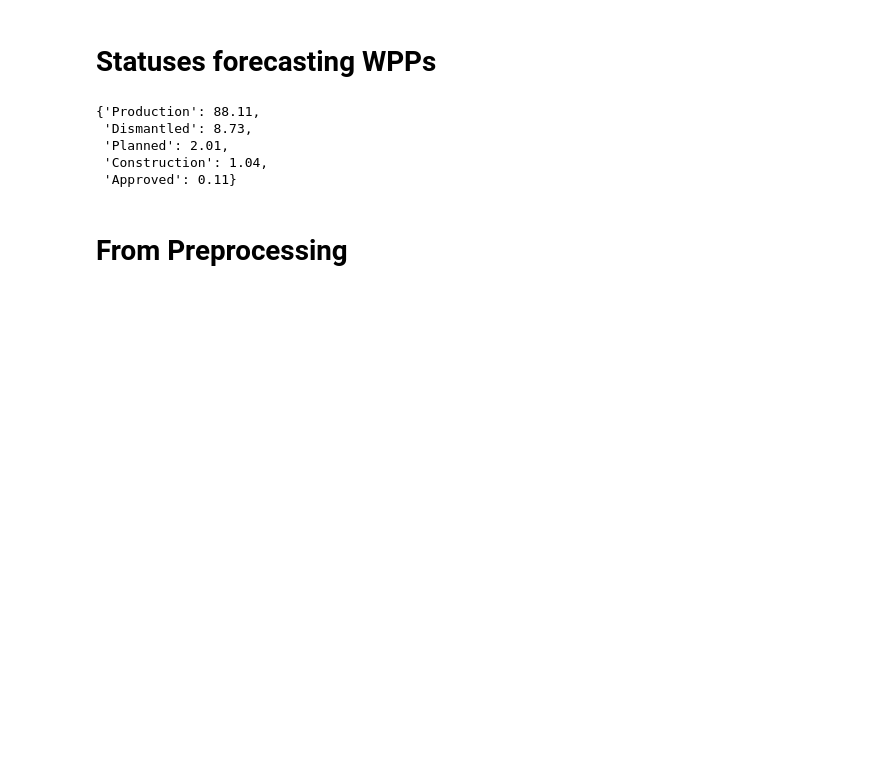
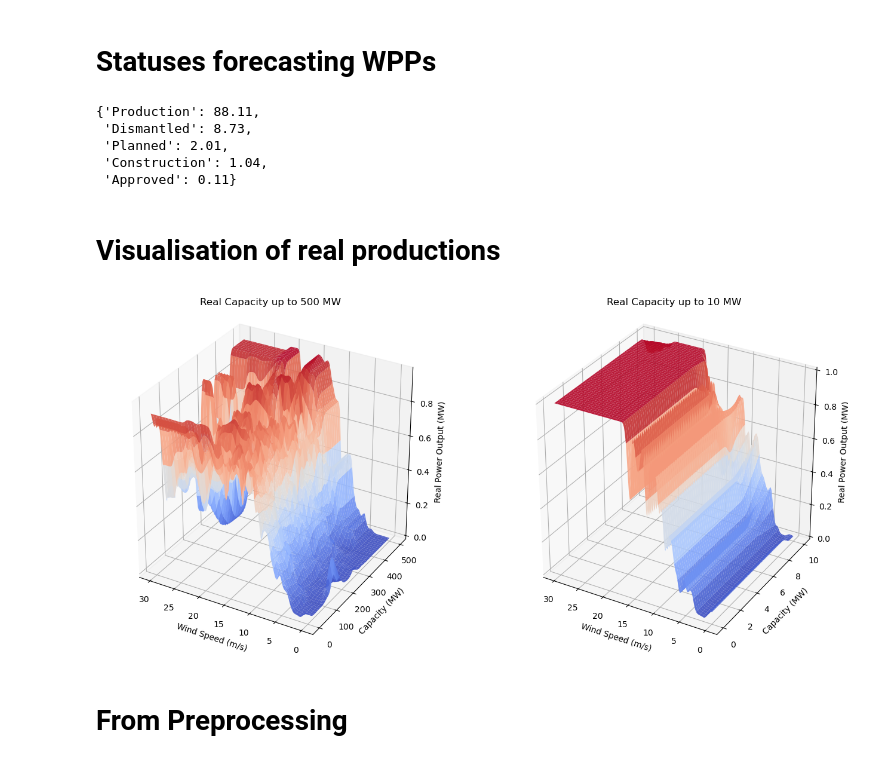
Before and after one commit to el-gif/Webapp, a Jupyter notebook: Figures_without_model.ipynb, the cells around one changed output. Drawn from its saved outputs; the diff is of its cells as text; code cells hidden in the pictures; blank space fills up the shorter version.

```diff
--- a/Figures_without_model.ipynb
+++ b/Figures_without_model.ipynb
@@ -371,6 +371,82 @@ status_shares
  'Planned': 2.01,
  'Construction': 1.04,
  'Approved': 0.11}
+# %% [markdown]
+<h1>Visualisation of real productions
+# %%
+import numpy as np
+import matplotlib.pyplot as plt
+from scipy.interpolate import griddata
+from scipy.ndimage import gaussian_filter
+
+# Extract wind speeds, capacities, and real outputs
+wind_speeds_real = combined_features_raw[:, -1]  # Last column is wind speed
+real_outputs = output_raw.flatten()
+capacities_real = capacities_real.flatten()
+
+# Reduce dataset size for interpolation (max 5k points)
+sample_size = min(len(real_outputs), 10_000)
+random_indices = np.random.choice(len(real_outputs), sample_size, replace=False)
+
+wind_speeds_real = wind_speeds_real[random_indices]
+real_outputs = real_outputs[random_indices]
+capacities_real_used = capacities_real[random_indices]
+
+# Define a function to generate the real output plot
+def generate_real_plot(capacities, ax):
+    wind_speeds_grid, capacities_grid = np.meshgrid(
+        np.linspace(0, 30, 200),  # Increase resolution for smoother interpolation
+        capacities
+    )
+    wind_speeds_flat = wind_speeds_grid.flatten()
+    capacities_flat = capacities_grid.flatten()
+
+    # Interpolate real output data (use cubic if sufficient data points exist)
+    real_outputs_interpolated = griddata(
+        (wind_speeds_real, capacities_real_used), real_outputs,
+        (wind_speeds_flat, capacities_flat), method='linear'
+    )
+
+    # Handle NaNs by filling them with nearest-neighbor interpolation
+    nan_mask = np.isnan(real_outputs_interpolated)
+    if np.any(nan_mask):
+        real_outputs_interpolated[nan_mask] = griddata(
+            np.column_stack((wind_speeds_real, capacities_real_used)),
+            real_outputs,
+            np.column_stack((wind_speeds_flat[nan_mask], capacities_flat[nan_mask])),
+            method='nearest'
+        )
+
+    # Apply Gaussian filter to smooth the output
+    real_outputs_grid = gaussian_filter(real_outputs_interpolated.reshape(wind_speeds_grid.shape), sigma=2)
+
+    # Plot the real output surface
+    surf = ax.plot_surface(
+        wind_speeds_grid, capacities_grid, real_outputs_grid,
+        cmap='coolwarm', edgecolor='none', alpha=0.9
+    )
+
+    ax.set_xlim(ax.get_xlim()[::-1])
+    ax.set_xlabel("Wind Speed (m/s)")
+    ax.set_ylabel("Capacity (MW)")
+    ax.set_zlabel("Real Power Output (MW)")
+    ax.set_title("Real Power Output Surface")
+    ax.set_box_aspect([1, 1, 1])
+
+# Create the plots for real output
+fig = plt.figure(figsize=(16, 8))
+
+ax1 = fig.add_subplot(121, projection='3d')
+generate_real_plot(np.linspace(0, 500, 100), ax1)
+ax1.set_title("Real Capacity up to 500 MW")
+
+ax2 = fig.add_subplot(122, projection='3d')
+generate_real_plot(np.linspace(0, 10, 100), ax2)
+ax2.set_title("Real Capacity up to 10 MW")
+
+plt.show()
+# %% [output]
+[figure, added]
 # %% [markdown]
 <h1>From Preprocessing
 # %%
```
Also changed, not shown: parts of 2 cells of this notebook, 15 other files.
